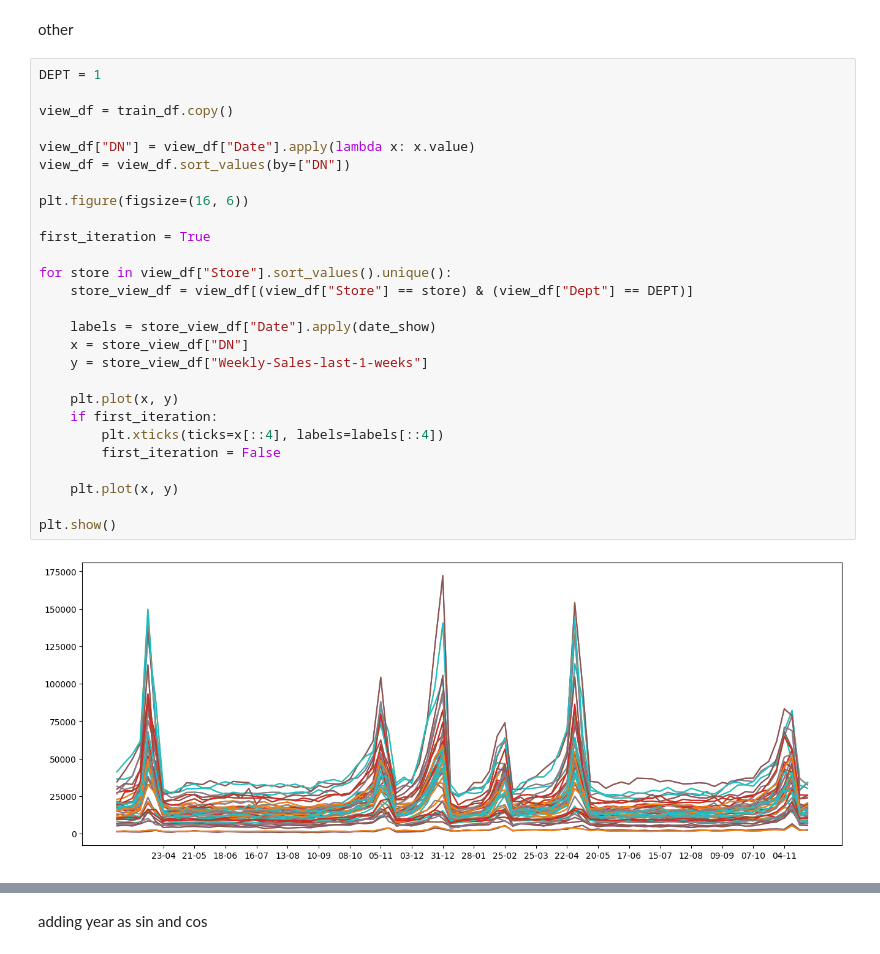
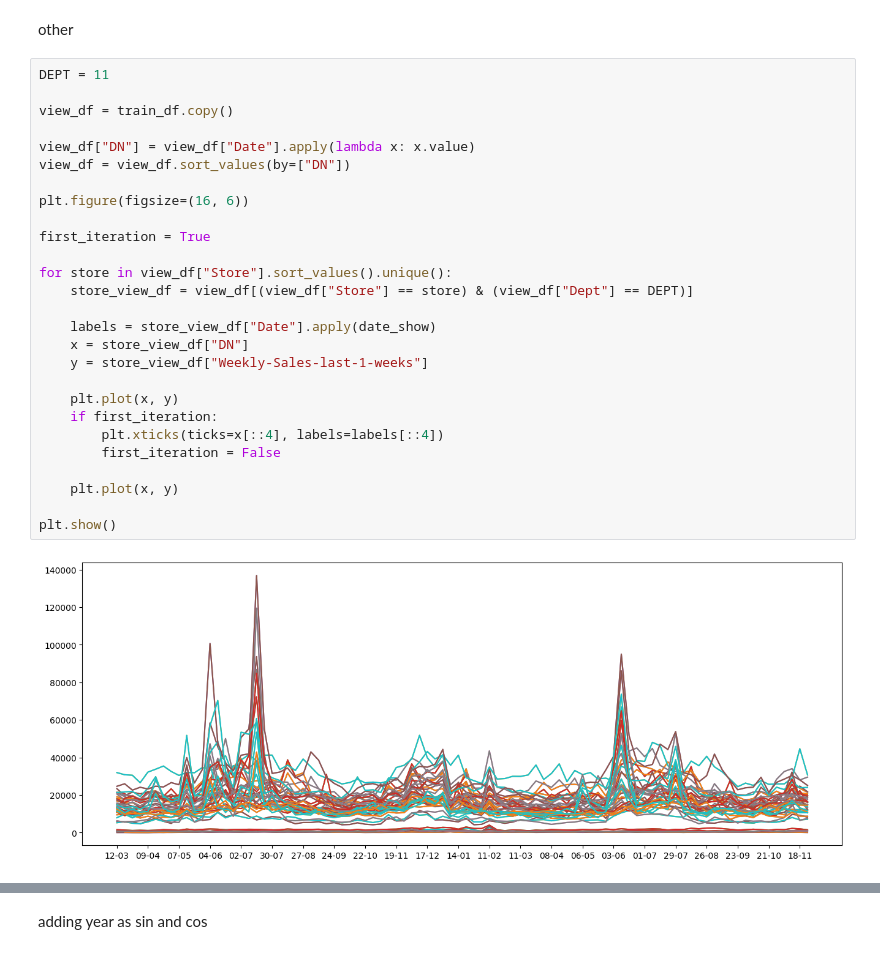
Before and after one commit to LiorShiboli/urinakysis-analysis, a Jupyter notebook: notebooks/walmart.ipynb, the cells around one changed output, grey strips where cells are left out. Drawn from its saved outputs; the diff is of its cells as text.

```diff
--- a/notebooks/walmart.ipynb
+++ b/notebooks/walmart.ipynb
@@ -571,32 +571,32 @@ plt.show()
 # %% [markdown]
 other
 # %%
-DEPT = 1
+DEPT = 11
 
 view_df = train_df.copy()
 
 view_df["DN"] = view_df["Date"].apply(lambda x: x.value)
 view_df = view_df.sort_values(by=["DN"])
 
 plt.figure(figsize=(16, 6))
 
 first_iteration = True
 
 for store in view_df["Store"].sort_values().unique():
     store_view_df = view_df[(view_df["Store"] == store) & (view_df["Dept"] == DEPT)]
 
     labels = store_view_df["Date"].apply(date_show)
     x = store_view_df["DN"]
     y = store_view_df["Weekly-Sales-last-1-weeks"]
 
     plt.plot(x, y)
     if first_iteration:
         plt.xticks(ticks=x[::4], labels=labels[::4])
         first_iteration = False
 
     plt.plot(x, y)
 
 plt.show()
 # %% [output]
-[figure, old version]
+[figure, new version]
 # %%
```
Also changed, not shown: parts of 12 cells of this notebook.
